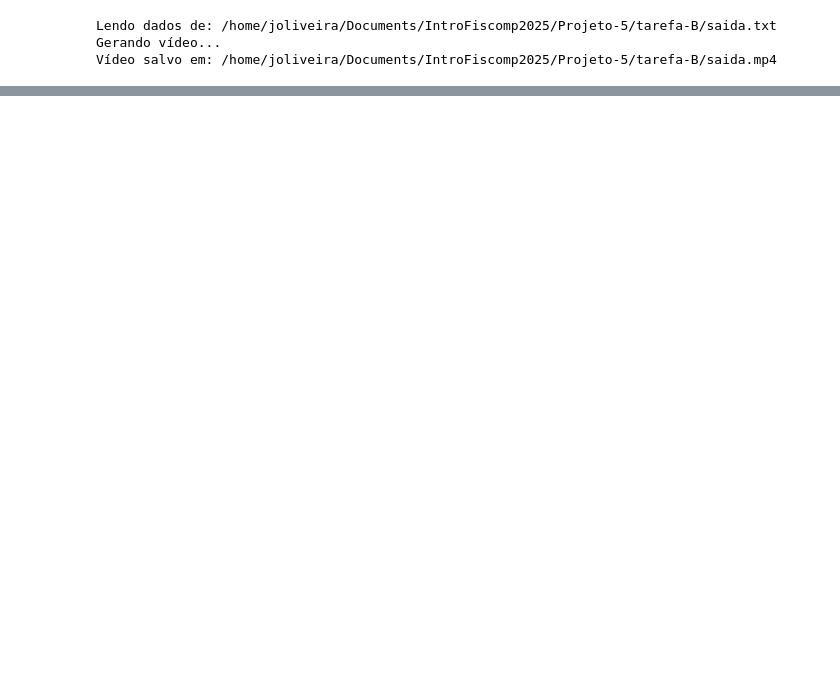
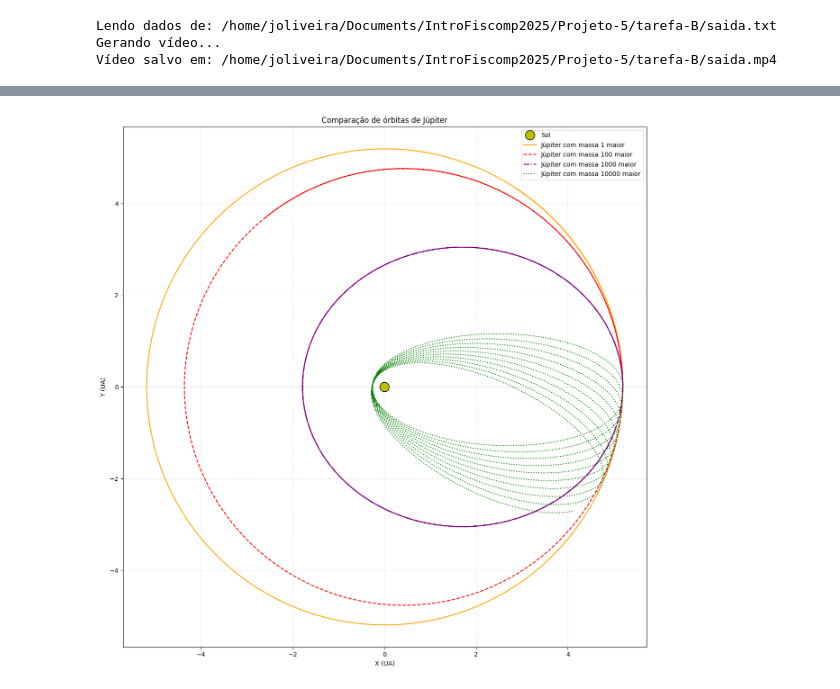
Before and after one commit to coppernium/IntroFiscomp2025, a Jupyter notebook: Projeto-5/tarefa-B/plot_B.ipynb, the cells around one changed output, grey strips where cells are left out. Drawn from its saved outputs; the diff is of its cells as text; code cells hidden in the pictures; blank space fills up the shorter version.

```diff
--- a/Projeto-5/tarefa-B/plot_B.ipynb
+++ b/Projeto-5/tarefa-B/plot_B.ipynb
@@ -107,0 +317,87 @@ Vídeo salvo em: /home/joliveira/Documents/IntroFiscomp2025/Projeto-5/tarefa-B/s
+# %%
+import numpy as np
+import matplotlib.pyplot as plt
+import os
+import re # Importa o módulo 're' para usar expressões regulares
+
+def plotar_comparacao_massas(lista_arquivos):
+    """
+    Lê uma lista de arquivos de saída e plota as órbitas de Júpiter para comparação.
+
+    Parâmetros:
+      lista_arquivos: Lista com os nomes dos arquivos a serem processados.
+    """
+
+    # Lista de cores para diferenciar as órbitas automaticamente
+    cores = ['orange', 'red', 'purple', 'green', 'blue', 'cyan']
+    estilos = ['-', '--', '-.', ':', '-', '--']
+
+    plt.figure(figsize=(15, 15))
+
+    # Plota o Sol no centro
+    plt.plot(0, 0, 'yo', markersize=15, label='Sol', markeredgecolor='black', zorder=10)
+
+    arquivos_lidos = False
+
+    for i, nome_arquivo in enumerate(lista_arquivos):
+
+        cor_linha = cores[i % len(cores)]
+        estilo_linha = estilos[i % len(estilos)]
+
+        # --- Lógica de legenda atualizada ---
+
+        # Expressão regular para encontrar "saida_m_" seguido por um número e ".txt"
+        match = re.search(r'saida_m_(\d+)\.txt$', nome_arquivo)
+
+        if match:
+            # Se a correspondência for encontrada, extrai o número (grupo 1)
+            fator_massa = match.group(1)
+            legenda = f"Júpiter com massa {fator_massa} maior"
+        else:
+            # Se não corresponder ao padrão esperado, usa a legenda padrão
+            legenda = f"Dados: {nome_arquivo}"
+
+        # ------------------------------------
+
+        if not os.path.exists(nome_arquivo):
+            print(f"Aviso: O arquivo '{nome_arquivo}' não foi encontrado. Pulando...")
+            continue
+
+        print(f"Lendo e processando: {nome_arquivo} ...")
+
+        try:
+            # Lê dados no formato: t, x_terra, y_terra, x_jupiter, y_jupiter
+            dados = np.loadtxt(nome_arquivo, delimiter=',')
+
+            x_j = dados[:, 3]
+            y_j = dados[:, 4]
+
+            # Garante que a legenda é passada para a função plot
+            plt.plot(x_j, y_j, label=legenda, color=cor_linha, linestyle=estilo_linha, linewidth=1.5)
+            arquivos_lidos = True
+
+        except Exception as e:
+            print(f"Erro ao ler o arquivo {nome_arquivo}: {e}")
+
+    if not arquivos_lidos:
+        print("Nenhum arquivo válido foi processado.")
+        return
+
+    plt.title('Comparação de órbitas de Júpiter')
+    plt.xlabel('X (UA)')
+    plt.ylabel('Y (UA)')
+    plt.grid(True, linestyle=':', alpha=0.6)
+    plt.legend()
+    plt.axis('equal')
+
+    print("Gerando gráfico...")
+    plt.show()
+
+# Chamada de exemplo (assumindo que os arquivos existem ou você está testando a legenda)
+plotar_comparacao_massas([
+    "saida_m_1.txt",
+    "saida_m_100.txt",
+    "saida_m_1000.txt",
+    "saida_m_10000.txt",
+])
+# %% [output]
@@ -107,0 +409 @@ Vídeo salvo em: /home/joliveira/Documents/IntroFiscomp2025/Projeto-5/tarefa-B/s
+[figure, added]
```
Also changed, not shown: parts of 3 cells of this notebook, 17 other files.
